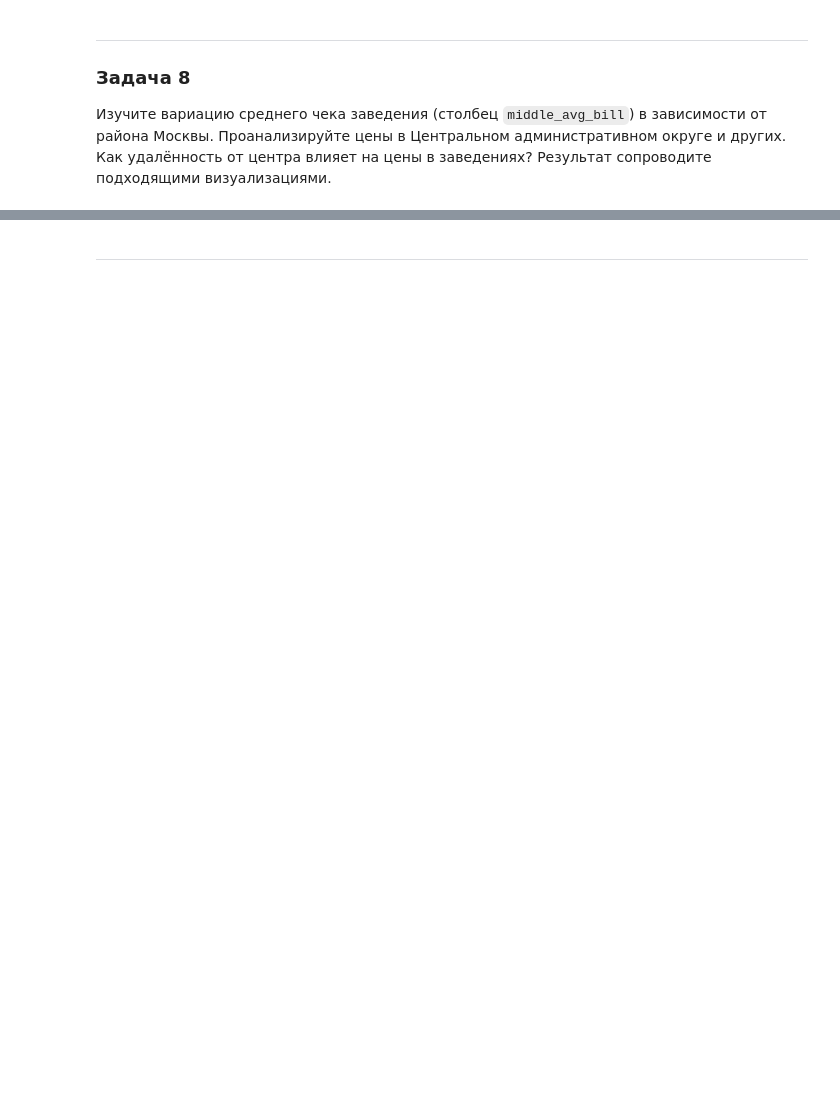
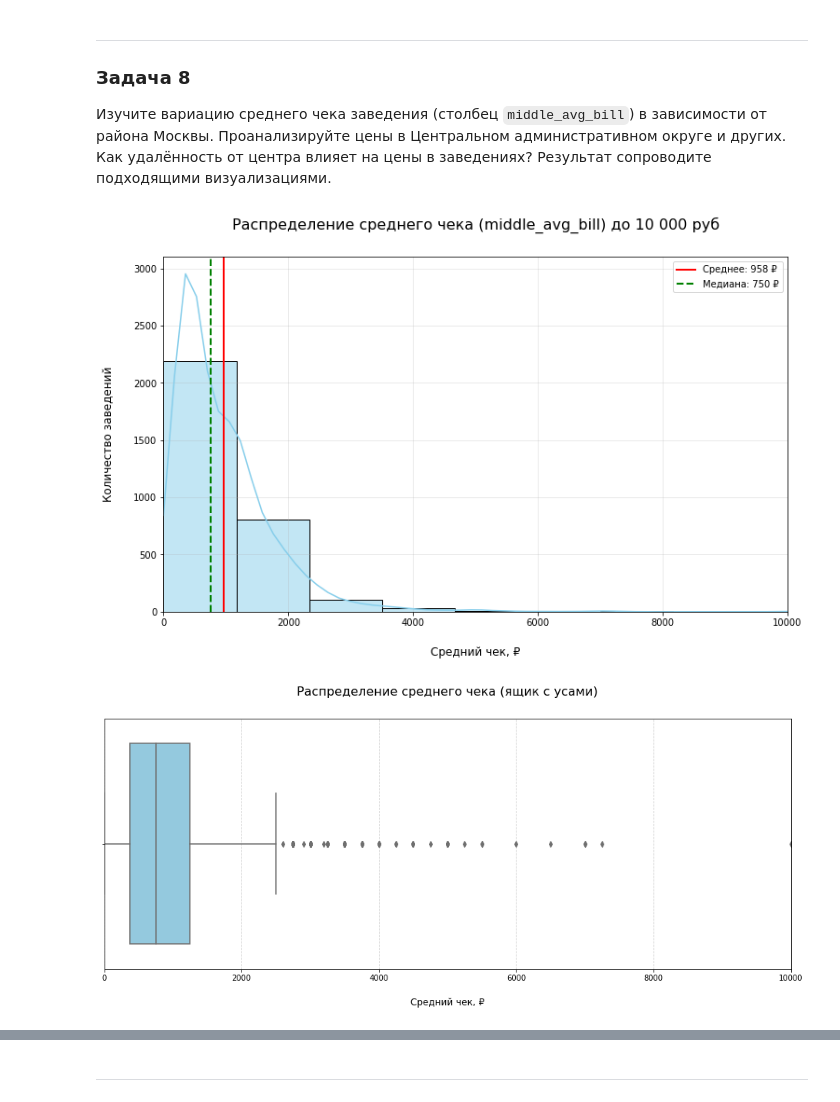
Before and after one commit to alexf2/yp_data_science_tasks, a Jupyter notebook: sprint7_pandas/sprint7_project_new.ipynb, the cells around one changed output, grey strips where cells are left out. Cells and saved outputs as stored; diff of their text form; code cells hidden in the pictures; blank space fills up the shorter version.

```diff
--- a/sprint7_pandas/sprint7_project_new.ipynb
+++ b/sprint7_pandas/sprint7_project_new.ipynb
@@ -1207,3 +1429,45 @@ plt.show()
 ### Задача 8
 
 Изучите вариацию среднего чека заведения (столбец `middle_avg_bill`) в зависимости от района Москвы. Проанализируйте цены в Центральном административном округе и других. Как удалённость от центра влияет на цены в заведениях? Результат сопроводите подходящими визуализациями.
+# %%
+plt.figure(figsize=(12, 7))
+
+avg_bill_for_plot = rest_df['middle_avg_bill'].astype('float').dropna()
+mean_bill = avg_bill_for_plot.mean()
+median_bill = avg_bill_for_plot.median()
+
+sns.histplot(
+    x=avg_bill_for_plot,
+    bins=30,
+    kde=True,
+    color='skyblue'
+)
+
+# линия среднего
+plt.axvline(mean_bill, color='red', linestyle='-', linewidth=2, label=f'Среднее: {mean_bill:.0f} ₽')
+
+# линия медианы
+plt.axvline(median_bill, color='green', linestyle='--', linewidth=2, label=f'Медиана: {median_bill:.0f} ₽')
+
+plt.title('Распределение среднего чека (middle_avg_bill) до 10 000 руб', fontsize=16, pad=30)
+plt.xlabel('Средний чек, ₽', fontsize=12, labelpad=20)
+plt.ylabel('Количество заведений', fontsize=12, labelpad=20)
+plt.grid(True, alpha=0.3)
+plt.xlim(0, 10000)
+plt.legend()
+
+plt.show()
+
+plt.figure(figsize=(16, 6))
+
+sns.boxplot(x=avg_bill_for_plot, color='skyblue')
+
+plt.title('Распределение среднего чека (ящик с усами)', fontsize=16, pad=30)
+plt.xlabel('Средний чек, ₽', fontsize=12, labelpad=20)
+plt.grid(True, axis='x', linestyle='--', alpha=0.6)
+plt.xlim(0, 10000)
+
+plt.show()
+# %% [output]
+[figure, added]
+[figure, added]
```
Also changed, not shown: parts of 35 cells of this notebook.
